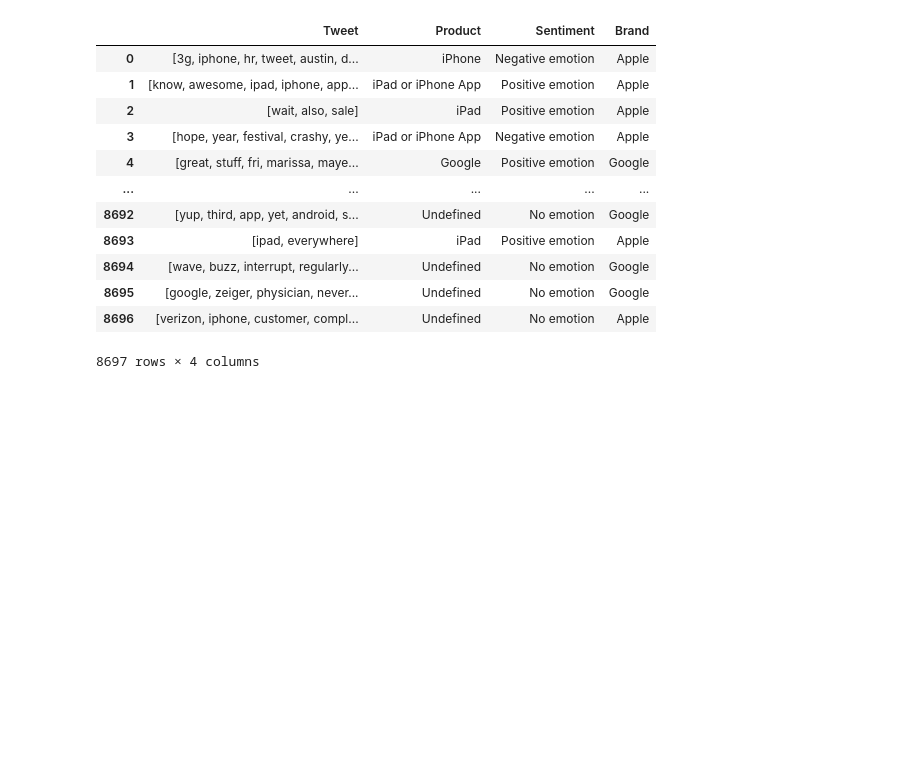
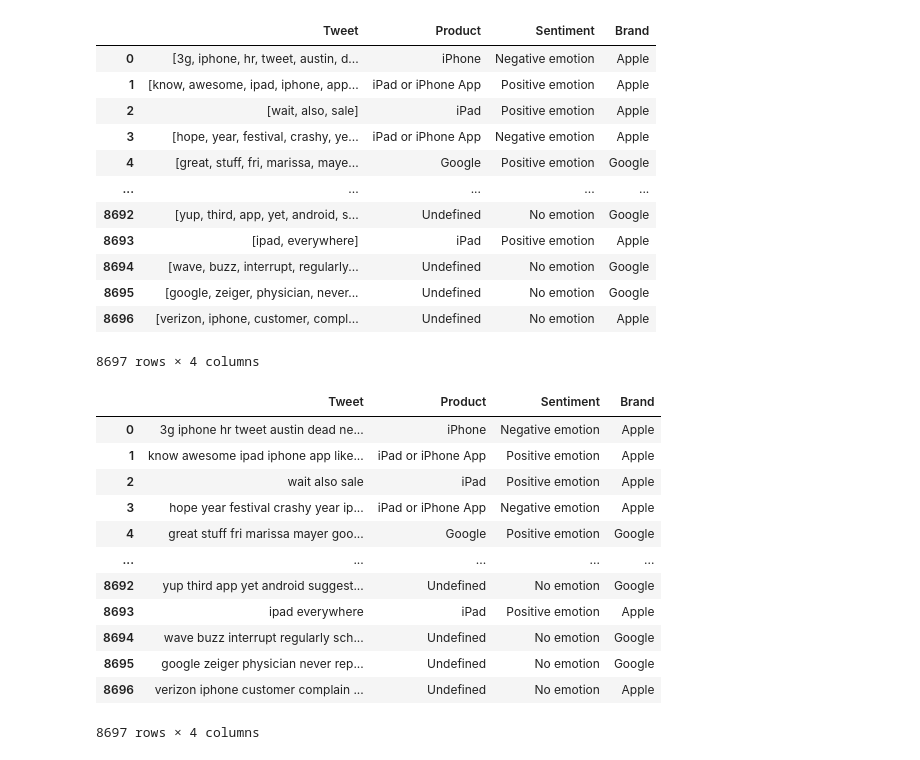
Before and after one commit to danieloselu3/Twitter-Sentiment-Analysis, a Jupyter notebook: Tweets_sentiment_analysis.ipynb, the cells around one changed output. Drawn from its saved outputs; the diff is of its cells as text; code cells hidden in the pictures; blank space fills up the shorter version.

```diff
--- a/Tweets_sentiment_analysis.ipynb
+++ b/Tweets_sentiment_analysis.ipynb
@@ -768,3 +778,20 @@ data
 | 8695 | [google, zeiger, physician, never... | Undefined | No emotion | Google |
 | 8696 | [verizon, iphone, customer, compl... | Undefined | No emotion | Apple |
 8697 rows × 4 columns
+# %%
+data['Tweet'] = data.Tweet.map(lambda x: ' '.join(map(str, x)))
+data
+# %% [output]
+|  | Tweet | Product | Sentiment | Brand |
+| 0 | 3g iphone hr tweet austin dead ne... | iPhone | Negative emotion | Apple |
+| 1 | know awesome ipad iphone app like... | iPad or iPhone App | Positive emotion | Apple |
+| 2 | wait also sale | iPad | Positive emotion | Apple |
+| 3 | hope year festival crashy year ip... | iPad or iPhone App | Negative emotion | Apple |
+| 4 | great stuff fri marissa mayer goo... | Google | Positive emotion | Google |
+| ... | ... | ... | ... | ... |
+| 8692 | yup third app yet android suggest... | Undefined | No emotion | Google |
+| 8693 | ipad everywhere | iPad | Positive emotion | Apple |
+| 8694 | wave buzz interrupt regularly sch... | Undefined | No emotion | Google |
+| 8695 | google zeiger physician never rep... | Undefined | No emotion | Google |
+| 8696 | verizon iphone customer complain ... | Undefined | No emotion | Apple |
+8697 rows × 4 columns
```
Also changed, not shown: parts of 18 cells of this notebook.
